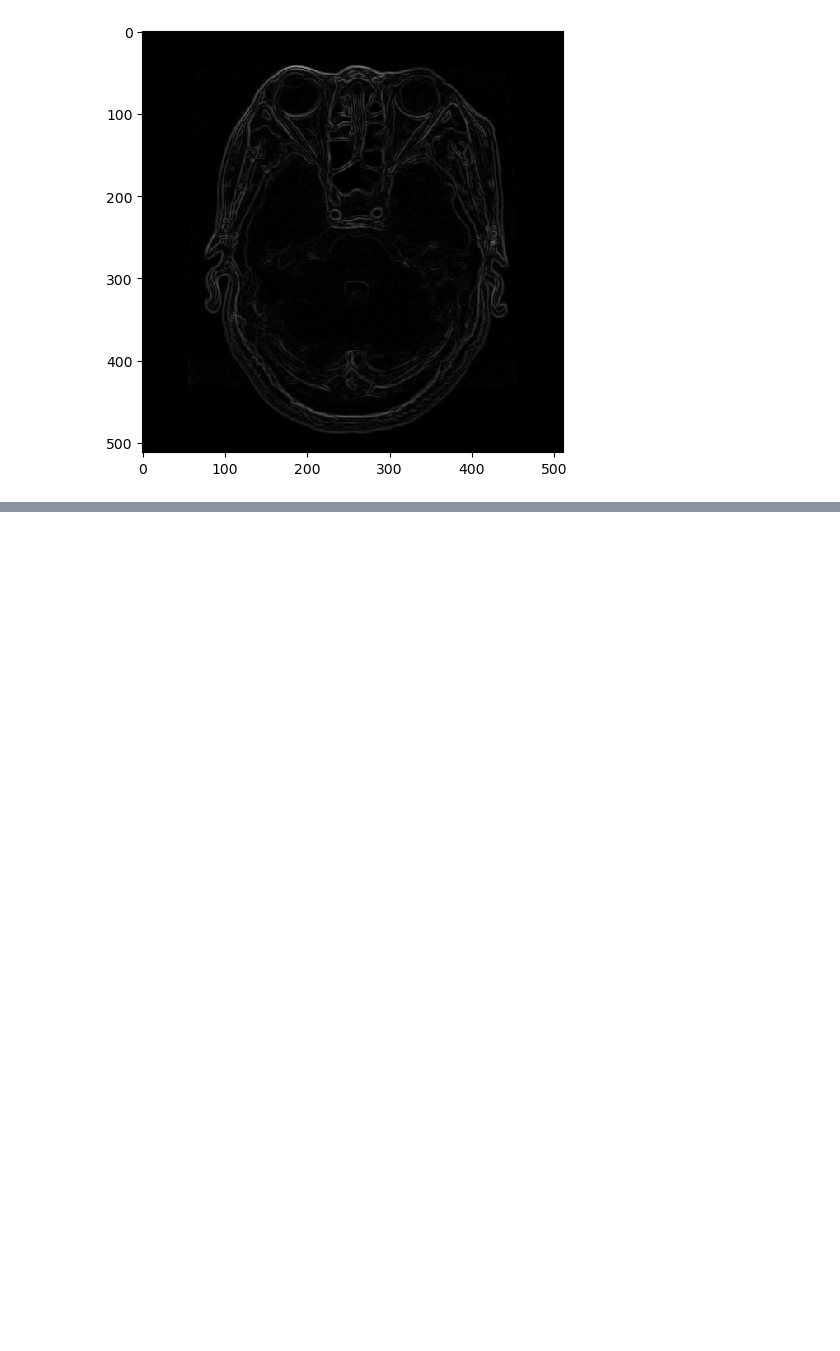
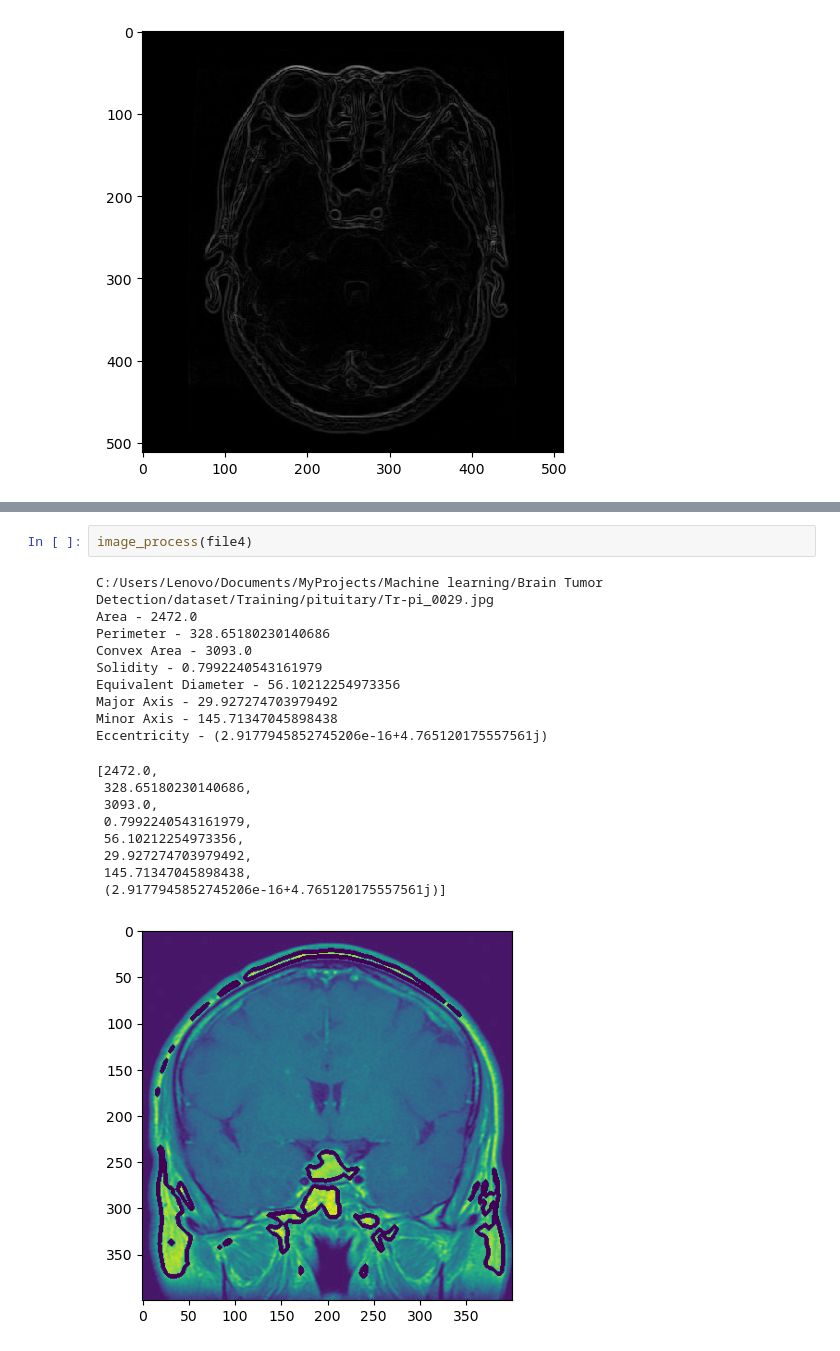
Before and after one commit to YousrHejy/Brain-Tumor-Detection-using-ML, a Jupyter notebook: Notebooks/brain tumor.ipynb, the cells around one changed output, grey strips where cells are left out. Cells and saved outputs as stored; diff of their text form; blank space fills up the shorter version.

```diff
--- a/Notebooks/brain tumor.ipynb
+++ b/Notebooks/brain tumor.ipynb
@@ -337,0 +685,21 @@ sobel1 = sobel_img.reshape (-1)
+# %%
+image_process(file4)
+# %% [output]
+C:/Users/Lenovo/Documents/MyProjects/Machine learning/Brain Tumor Detection/dataset/Training/pituitary/Tr-pi_0029.jpg
+Area - 2472.0
+Perimeter - 328.65180230140686
+Convex Area - 3093.0
+Solidity - 0.7992240543161979
+Equivalent Diameter - 56.10212254973356
+Major Axis - 29.927274703979492
+Minor Axis - 145.71347045898438
+Eccentricity - (2.9177945852745206e-16+4.765120175557561j)
+[2472.0,
+ 328.65180230140686,
+ 3093.0,
+ 0.7992240543161979,
+ 56.10212254973356,
+ 29.927274703979492,
+ 145.71347045898438,
+ (2.9177945852745206e-16+4.765120175557561j)]
+[figure, added]
```
Also changed, not shown: parts of 19 cells of this notebook, 4 other files.
